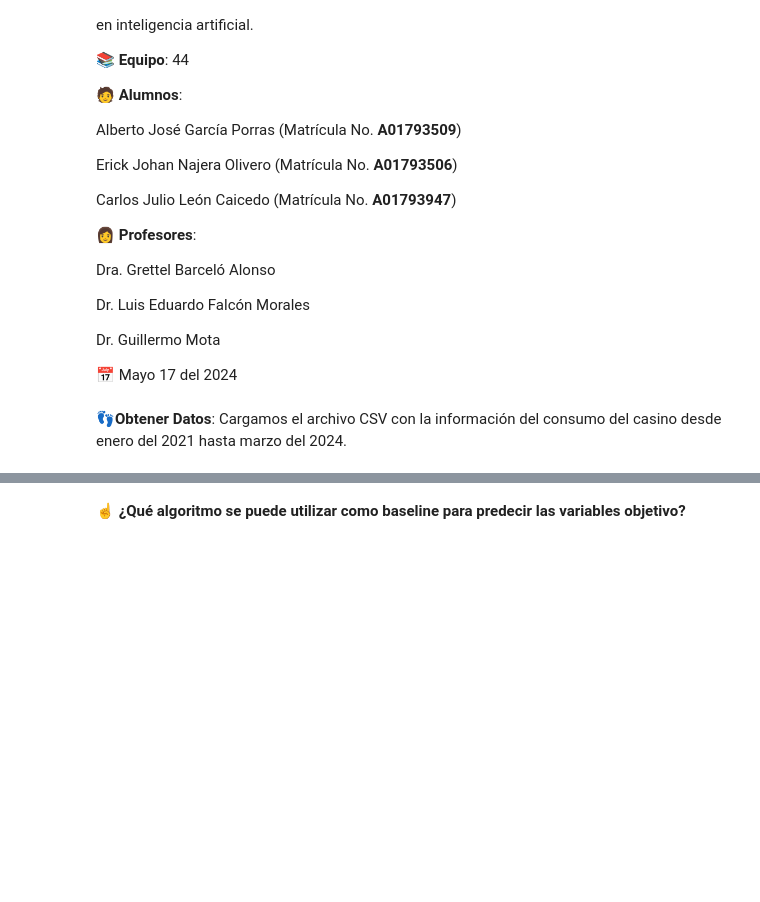
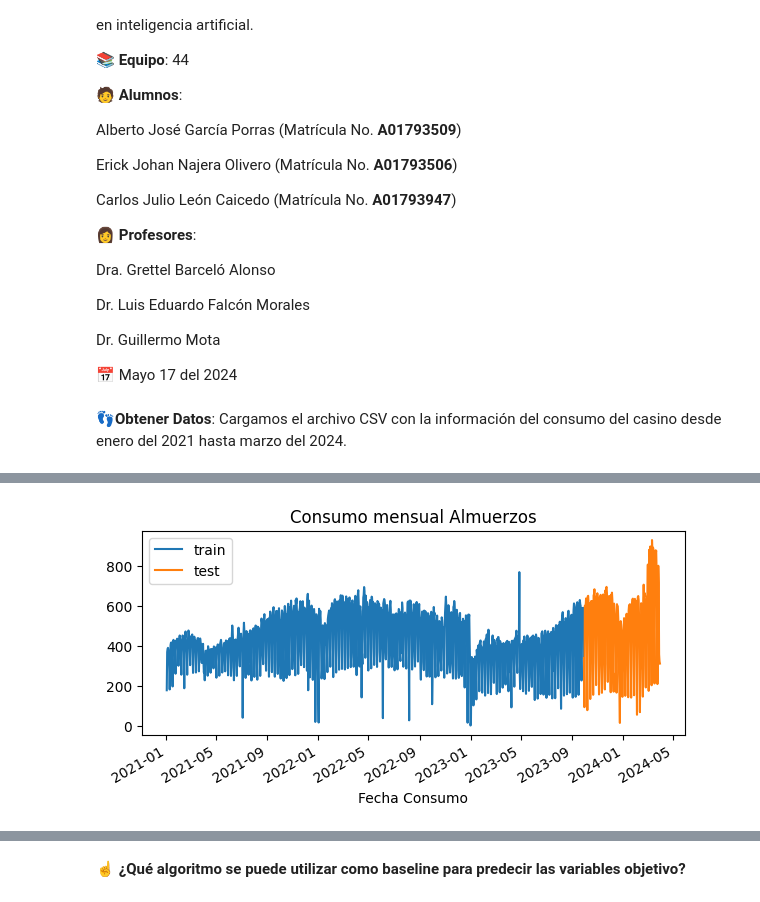
Before and after one commit to A01793509/Equipo_44, a Jupyter notebook: Avance3_44.ipynb, the cells around one changed output, grey strips where cells are left out. Saved outputs shown, nothing was run; the diff lists cells and outputs as text; code cells hidden in the pictures; blank space fills up the shorter version.

```diff
--- a/Avance3_44.ipynb
+++ b/Avance3_44.ipynb
@@ -56,0 +156,10 @@ dfCasinoConsumo.head()
+# %%
+datos = dfCasinoAlmuerzosCodificado[['Fecha Consumo', 'Detalle']]
+#datos = datos.rename(columns={'Fecha Consumo':'date', 'Detalle':'Consumo'})
+datos['Fecha Consumo'] = pd.to_datetime(datos['Fecha Consumo'], format='%Y-%m-%d')
+datos = datos.set_index('Fecha Consumo')
+datos = datos.loc[:'2024-03-30 00:00:00']
+#datos = datos.asfreq('MS')
+#datos = datos['Consumo']
+#datos.columns = ['Fecha Consumo','Consumo']
+display(datos.head(4))
@@ -56,0 +178,17 @@ dfCasinoConsumo.head()
+# %%
+dfCasinoAlmuerzosCodificado = datos
+#dfCasinoAlmuerzosCodificado = dfCasinoAlmuerzosCodificado.set_index('Fecha Consumo')
+#dfCasinoAlmuerzosCodificado = dfCasinoAlmuerzosCodificado['Detalle']
+# Fechas Train-test
+# ======================================================================================
+fin_train = '2023-09-30'
+print(
+    f"Fechas train : {dfCasinoAlmuerzosCodificado.index.min()} --- {dfCasinoAlmuerzosCodificado.loc[:fin_train].index.max()}  "
+    f"(n={len(dfCasinoAlmuerzosCodificado.loc[:fin_train])})"
+)
+print(
+    f"Fechas test  : {dfCasinoAlmuerzosCodificado.loc[fin_train:].index.min()} --- {dfCasinoAlmuerzosCodificado.loc[:].index.max()}  "
+    f"(n={len(dfCasinoAlmuerzosCodificado.loc[fin_train:])})"
+)
+datos_train = dfCasinoAlmuerzosCodificado.loc[:fin_train]
+datos_test  = dfCasinoAlmuerzosCodificado.loc[fin_train:]
@@ -56,0 +219,3 @@ dfCasinoConsumo.head()
+# %%
+grouped_train = datos_train.groupby('Fecha Consumo')['Detalle'].count()
+grouped_test = datos_test.groupby('Fecha Consumo')['Detalle'].count()
@@ -56,0 +238,10 @@ dfCasinoConsumo.head()
+# %%
+# Gráfico
+# ======================================================================================
+fig, ax=plt.subplots(figsize=(7, 3))
+grouped_train.plot(ax=ax, label='train')
+grouped_test.plot(ax=ax, label='test')
+ax.set_title('Consumo mensual Almuerzos')
+ax.legend();
+# %% [output]
+[figure, added]
```
Also changed, not shown: parts of 21 cells of this notebook.
